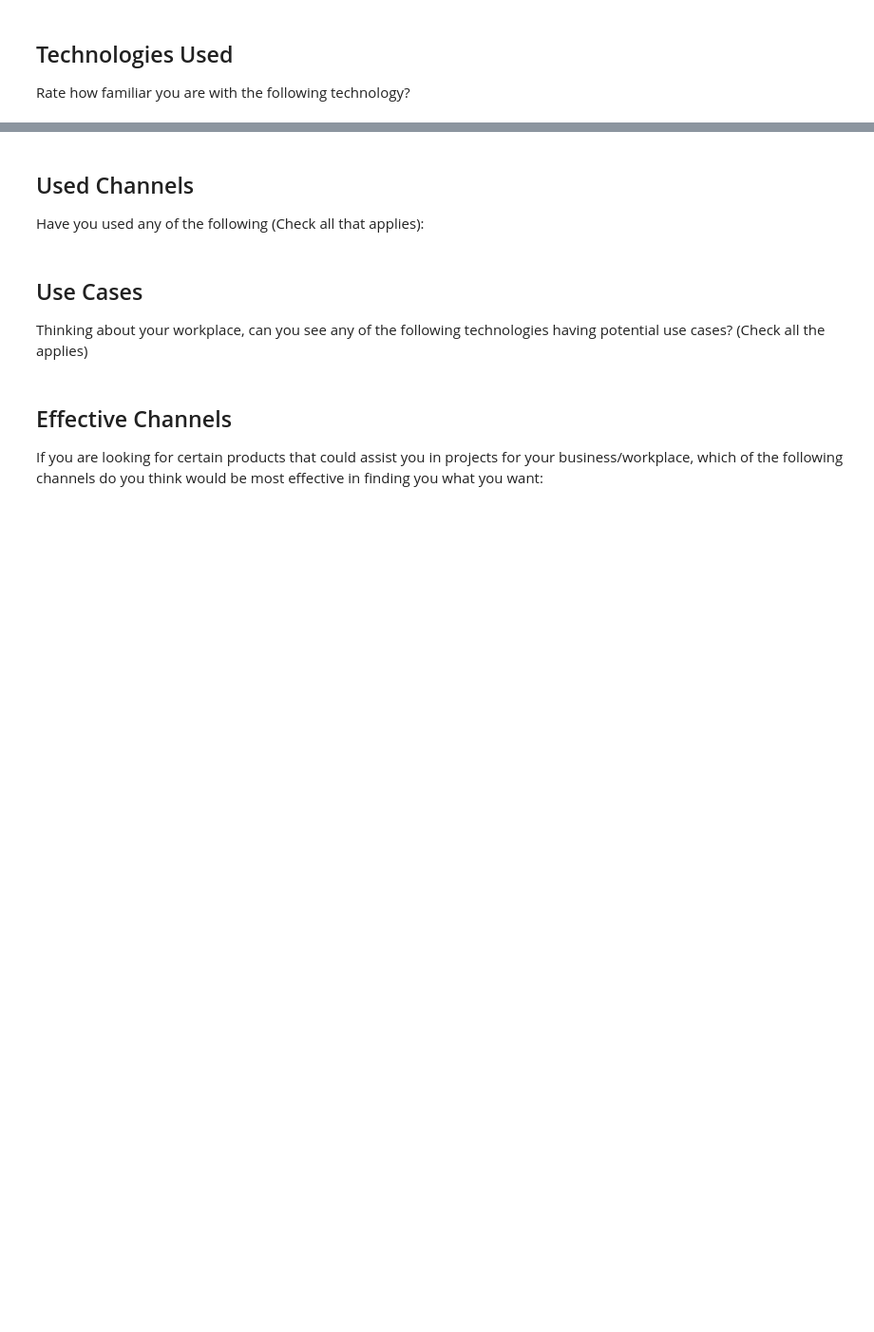
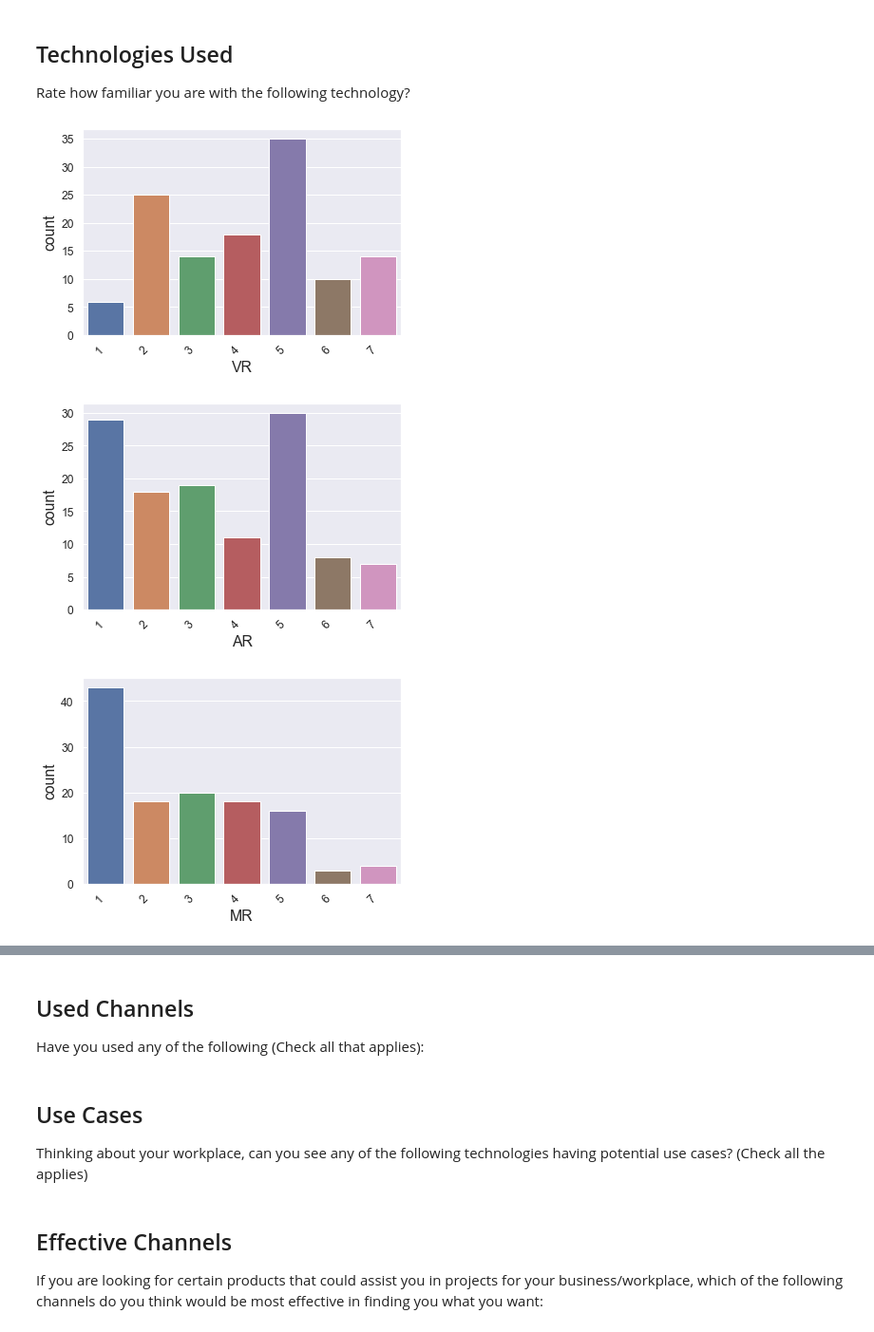
Before and after one commit to markhary/mktg3554_survey, a Jupyter notebook: holly.ipynb, the cells around one changed output, grey strips where cells are left out. Shown at 95% size. Cells and saved outputs as stored; diff of their text form; code cells hidden in the pictures; blank space fills up the shorter version.

```diff
--- a/holly.ipynb
+++ b/holly.ipynb
@@ -182,0 +250,41 @@ Rate how familiar you are with the following technology?
+# %%
+# Technology_VR                              0
+# Technology_AR                              0
+# Technology_MR                              0
+technology = pd.DataFrame(columns=["VR", "AR", "MR"])
+technology["VR"] = survey_data["Technology_VR"].replace(to_replace={
+    '^1.*$': 1,
+    '^2.*$': 2,
+    '^3.*$': 3,
+    '^4.*$': 4,
+    '^5.*$': 5,
+    '^6.*$': 6,
+    '^7.*$': 7
+}, regex=True)
+create_countplot(technology, "VR", True);
+
+technology["AR"] = survey_data["Technology_AR"].replace(to_replace={
+    '^1.*$': 1,
+    '^2.*$': 2,
+    '^3.*$': 3,
+    '^4.*$': 4,
+    '^5.*$': 5,
+    '^6.*$': 6,
+    '^7.*$': 7
+}, regex=True)
+create_countplot(technology, "AR", True);
+
+technology["MR"] = survey_data["Technology_MR"].replace(to_replace={
+    '^1.*$': 1,
+    '^2.*$': 2,
+    '^3.*$': 3,
+    '^4.*$': 4,
+    '^5.*$': 5,
+    '^6.*$': 6,
+    '^7.*$': 7
+}, regex=True)
+create_countplot(technology, "MR", True);
+# %% [output]
+[figure, added]
+[figure, added]
+[figure, added]
```
Also changed, not shown: parts of 10 cells of this notebook, 7 other files.
